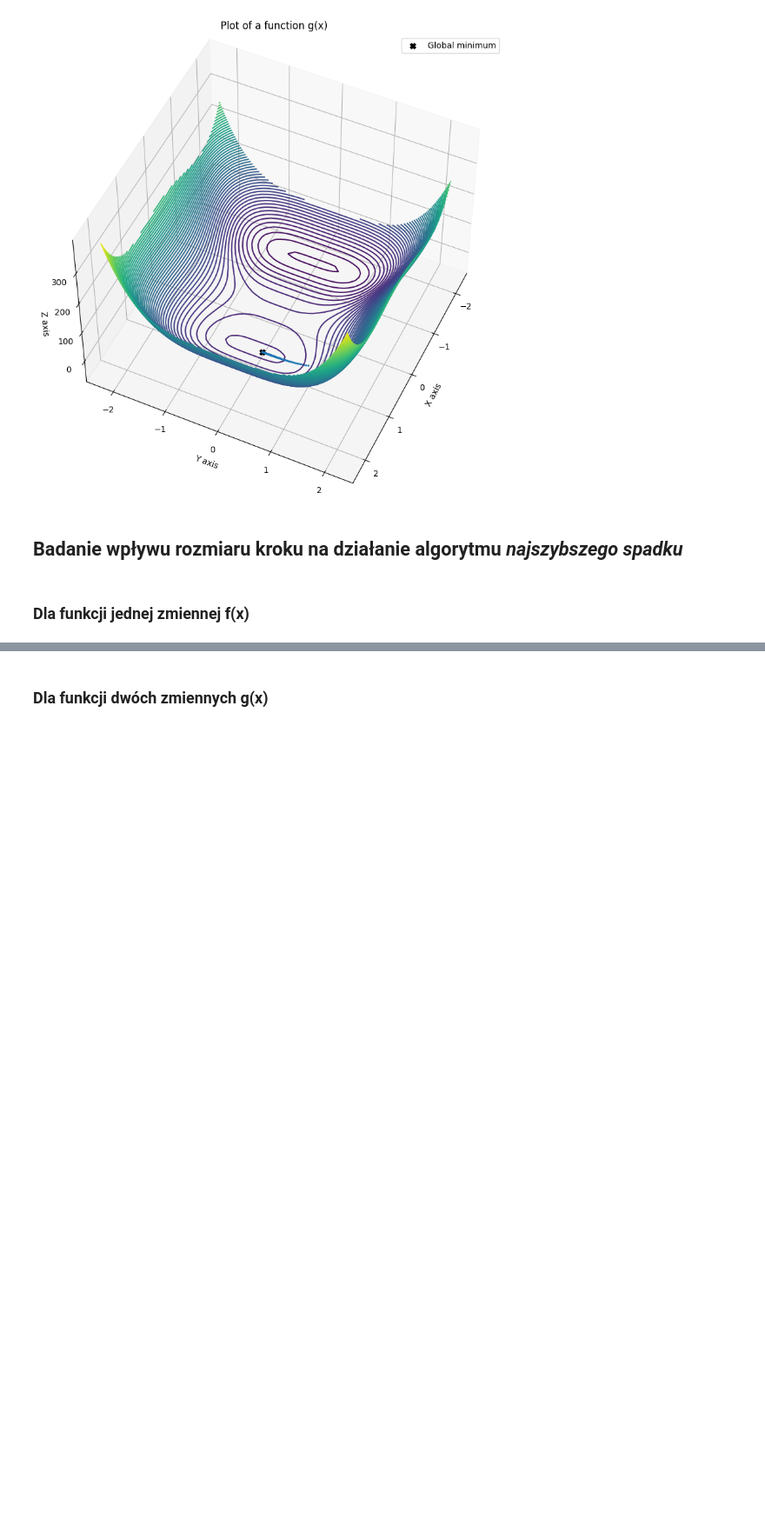
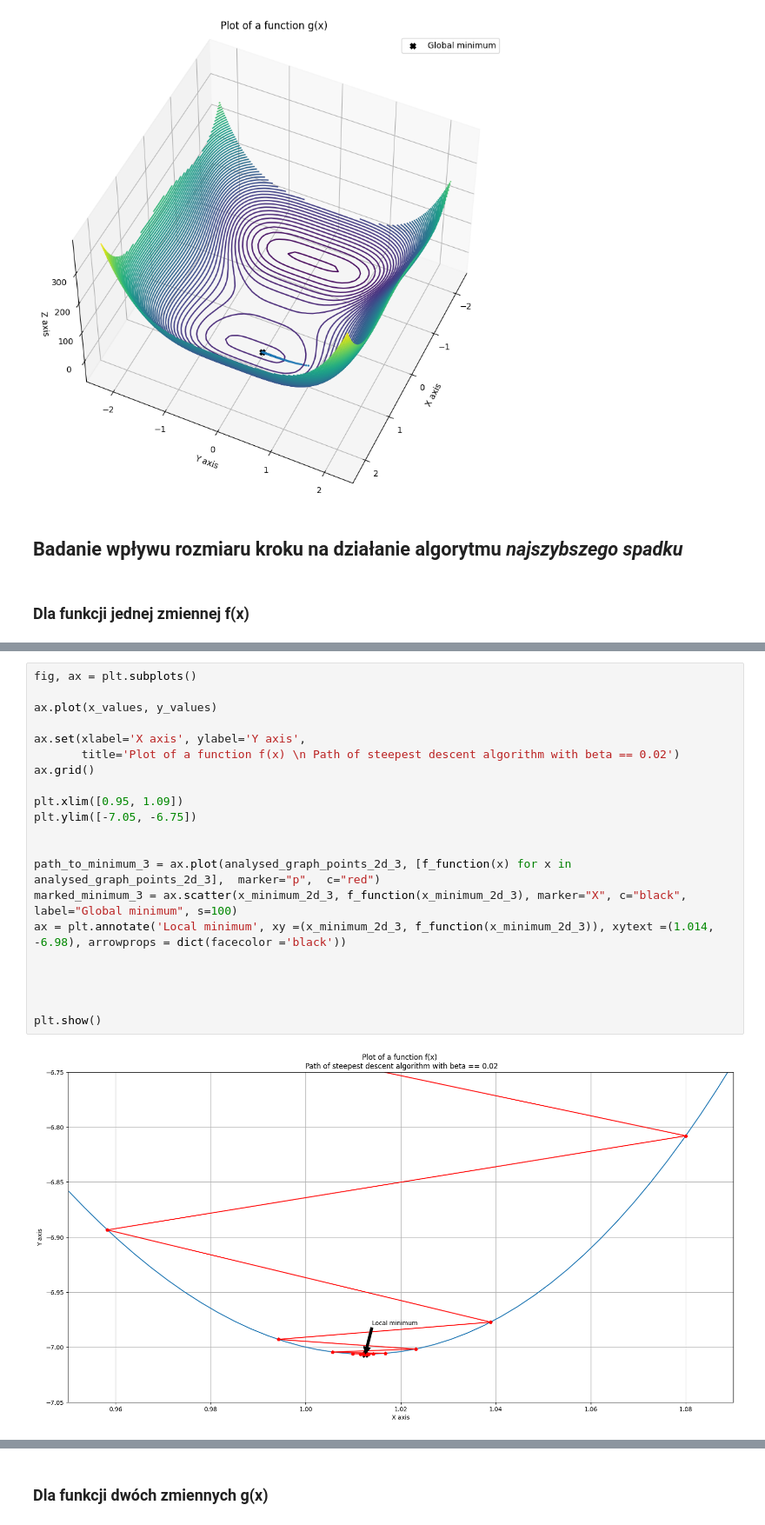
Before and after one commit to goshakowska/AI_steepest_decent, a Jupyter notebook: WSI_LAB1.ipynb, the cells around one changed output, grey strips where cells are left out. Shown at 87% size. Drawn from its saved outputs; the diff is of its cells as text; blank space fills up the shorter version.

```diff
--- a/WSI_LAB1.ipynb
+++ b/WSI_LAB1.ipynb
@@ -295,0 +288,23 @@ plt.show()
+# %%
+fig, ax = plt.subplots()
+
+ax.plot(x_values, y_values)
+
+ax.set(xlabel='X axis', ylabel='Y axis',
+       title='Plot of a function f(x) \n Path of steepest descent algorithm with beta == 0.02')
+ax.grid()
+
+plt.xlim([0.95, 1.09])
+plt.ylim([-7.05, -6.75])
+
+
+path_to_minimum_3 = ax.plot(analysed_graph_points_2d_3, [f_function(x) for x in analysed_graph_points_2d_3],  marker="p",  c="red")
+marked_minimum_3 = ax.scatter(x_minimum_2d_3, f_function(x_minimum_2d_3), marker="X", c="black", label="Global minimum", s=100)
+ax = plt.annotate('Local minimum', xy =(x_minimum_2d_3, f_function(x_minimum_2d_3)), xytext =(1.014, -6.98), arrowprops = dict(facecolor ='black'))
+
+
+
+
+plt.show()
+# %% [output]
+[figure, added]
```
Also changed, not shown: parts of 9 cells of this notebook.
